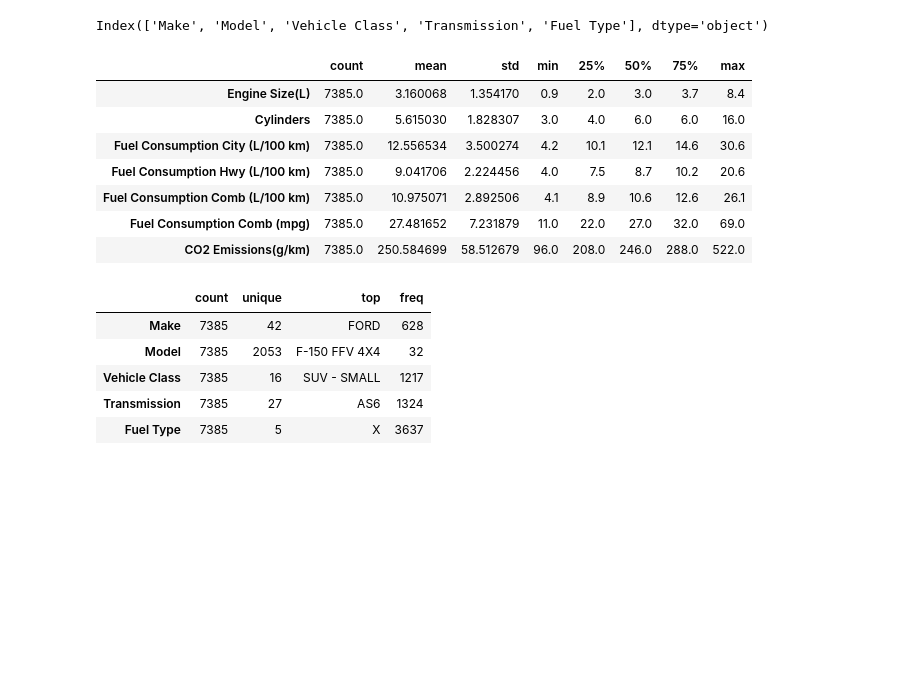
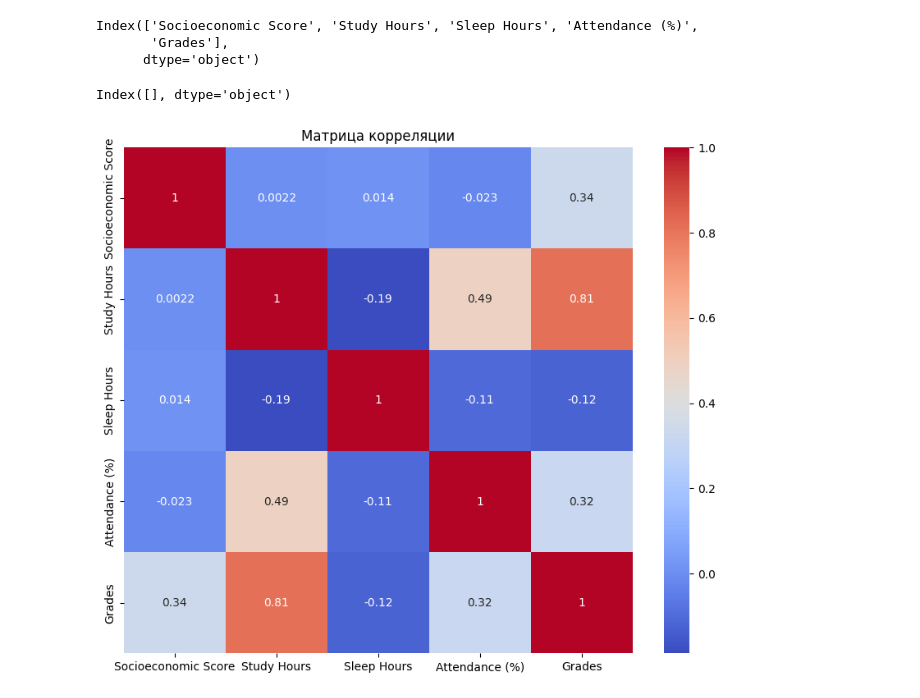
Before and after one commit to LimeShot/NSTU, a Jupyter notebook: ML/lab 1/modeling.ipynb, the cells around one changed output. Drawn from its saved outputs; the diff is of its cells as text; code cells hidden in the pictures; blank space fills up the shorter version.

```diff
--- a/ML/lab 1/modeling.ipynb
+++ b/ML/lab 1/modeling.ipynb
@@ -5,2 +13,3 @@ from sklearn.linear_model import LinearRegression
 # %%
-df = pd.read_csv('../datasets/CO2_Emissions_Canada.csv')
+grades_df = pd.read_csv("../datasets/data.csv")
+grades_df.sample(5)
@@ -29,24 +58,12 @@ memory usage: 692.5+ KB
+# %%
+num_cols = grades_df.select_dtypes(include=["number"]).columns
+num_cols
+# %% [output]
+Index(['Socioeconomic Score', 'Study Hours', 'Sleep Hours', 'Attendance (%)',
+       'Grades'],
+      dtype='object')
 # %%
-df.select_dtypes('object').columns
+cat_cols = grades_df.select_dtypes('object').columns
+cat_cols
 # %% [output]
-Index(['Make', 'Model', 'Vehicle Class', 'Transmission', 'Fuel Type'], dtype='object')
+Index([], dtype='object')
-# %%
-df.describe().T
-# %% [output]
-|  | count | mean | std | min | 25% | 50% | 75% | max |
-| Engine Size(L) | 7385.0 | 3.160068 | 1.354170 | 0.9 | 2.0 | 3.0 | 3.7 | 8.4 |
-| Cylinders | 7385.0 | 5.615030 | 1.828307 | 3.0 | 4.0 | 6.0 | 6.0 | 16.0 |
-| Fuel Consumption City (L/100 km) | 7385.0 | 12.556534 | 3.500274 | 4.2 | 10.1 | 12.1 | 14.6 | 30.6 |
-| Fuel Consumption Hwy (L/100 km) | 7385.0 | 9.041706 | 2.224456 | 4.0 | 7.5 | 8.7 | 10.2 | 20.6 |
-| Fuel Consumption Comb (L/100 km) | 7385.0 | 10.975071 | 2.892506 | 4.1 | 8.9 | 10.6 | 12.6 | 26.1 |
-| Fuel Consumption Comb (mpg) | 7385.0 | 27.481652 | 7.231879 | 11.0 | 22.0 | 27.0 | 32.0 | 69.0 |
-| CO2 Emissions(g/km) | 7385.0 | 250.584699 | 58.512679 | 96.0 | 208.0 | 246.0 | 288.0 | 522.0 |
-# %%
-df.describe(include= 'object').T
-# %% [output]
-|  | count | unique | top | freq |
-| Make | 7385 | 42 | FORD | 628 |
-| Model | 7385 | 2053 | F-150 FFV 4X4 | 32 |
-| Vehicle Class | 7385 | 16 | SUV - SMALL | 1217 |
-| Transmission | 7385 | 27 | AS6 | 1324 |
-| Fuel Type | 7385 | 5 | X | 3637 |
@@ -52,0 +83,10 @@ df.describe(include= 'object').T
+# %%
+# Матрица корреляции для числовых признаков
+num_df = grades_df[num_cols]
+corr_matrix = num_df.corr()
+plt.figure(figsize=(10, 8))
+sns.heatmap(corr_matrix, annot=True, cmap='coolwarm')
+plt.title('Матрица корреляции')
+plt.show()
+# %% [output]
+[figure, added]
```
Also changed, not shown: parts of 19 cells of this notebook, 32 other files.
